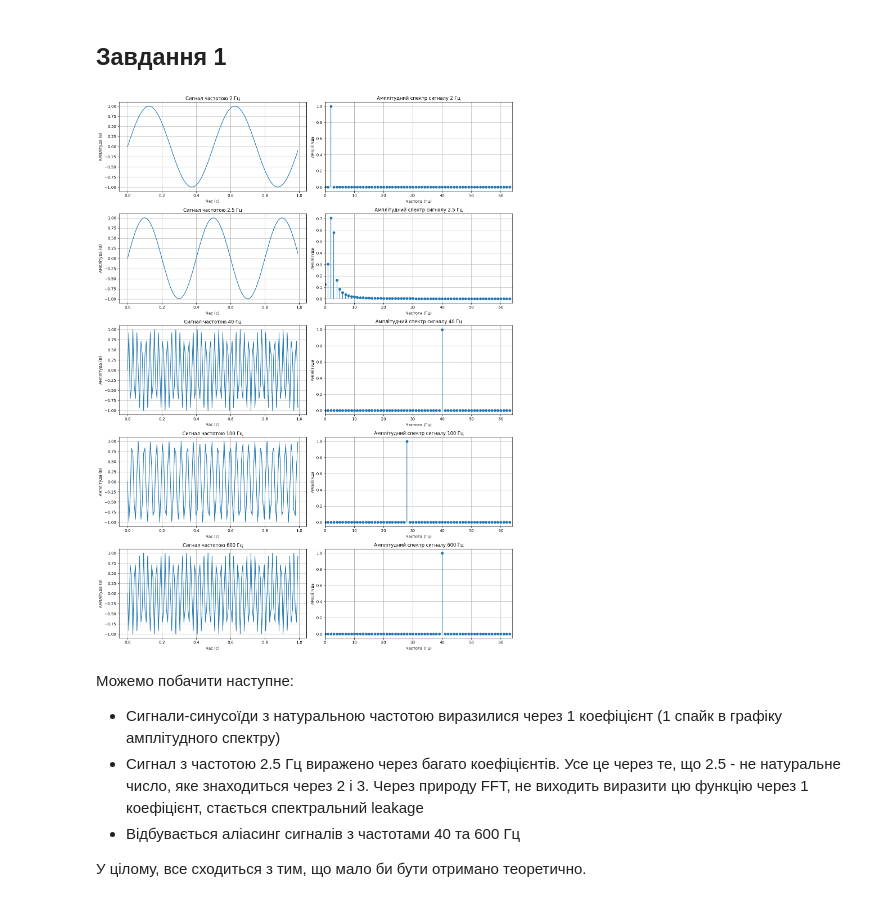
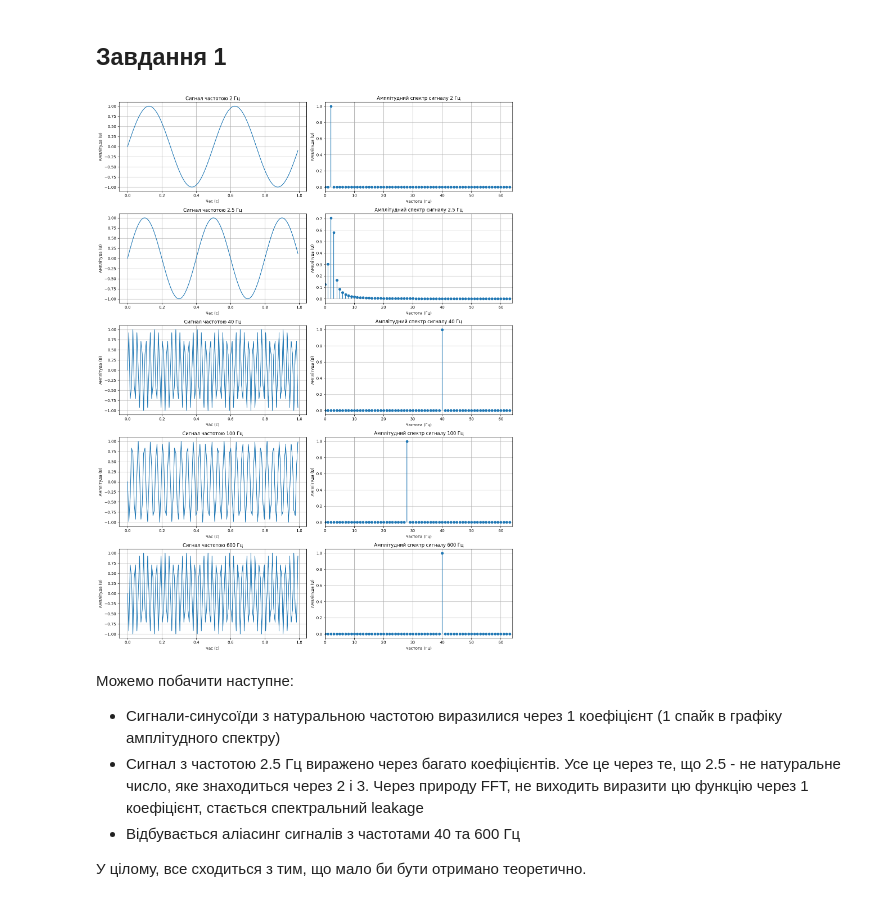
Before and after one commit to n1n1n1q/SignalProcessingLabs, a Jupyter notebook: lab03/sig_proc3.ipynb, the cells around one changed output. Drawn from its saved outputs; the diff is of its cells as text; code cells hidden in the pictures.

```diff
--- a/lab03/sig_proc3.ipynb
+++ b/lab03/sig_proc3.ipynb
@@ -31,29 +31,29 @@ time = np.arange(0, T, 1/fs)
 # %%
 fig, axes = plt.subplots(5, 2, figsize=(15, 20))
 sin_freq = [2, 2.5, 40, 100, 600]
 signals_1 = []
 
 for i, f in enumerate(sin_freq):
     signal = amplitude * np.sin(2 * np.pi * f * time)
     freqs, amplitudes = fft(signal, fs)
     signals_1.append((time, fs, freqs, amplitudes))
     axes[i, 0].plot(time, signal)
     axes[i, 0].set_title(f'Сигнал частотою {f} Гц')
     axes[i, 0].set_xlabel('Час (с)')
     axes[i, 0].set_ylabel('Амплітуда (В)')
     axes[i, 0].grid(True)
 
     axes[i, 1].stem(freqs, amplitudes, basefmt=" ")
     axes[i, 1].set_title(f'Амплітудний спектр сигналу {f} Гц')
     axes[i, 1].set_xlabel('Частота (Гц)')
-    axes[i, 1].set_ylabel('Амплітуда')
+    axes[i, 1].set_ylabel('Амплітуда (В)')
     axes[i, 1].grid(True)
     axes[i, 1].set_xlim(0, fs/2)
 
 plt.tight_layout()
 plt.show()
 # %% [output]
-[figure, old version]
+[figure, new version]
 # %% [markdown]
 Можемо побачити наступне:
 * Сигнали-синусоїди з натуральною частотою виразилися через 1 коефіцієнт (1 спайк в графіку амплітудного спектру)
```
Also changed, not shown: parts of 8 cells of this notebook.
